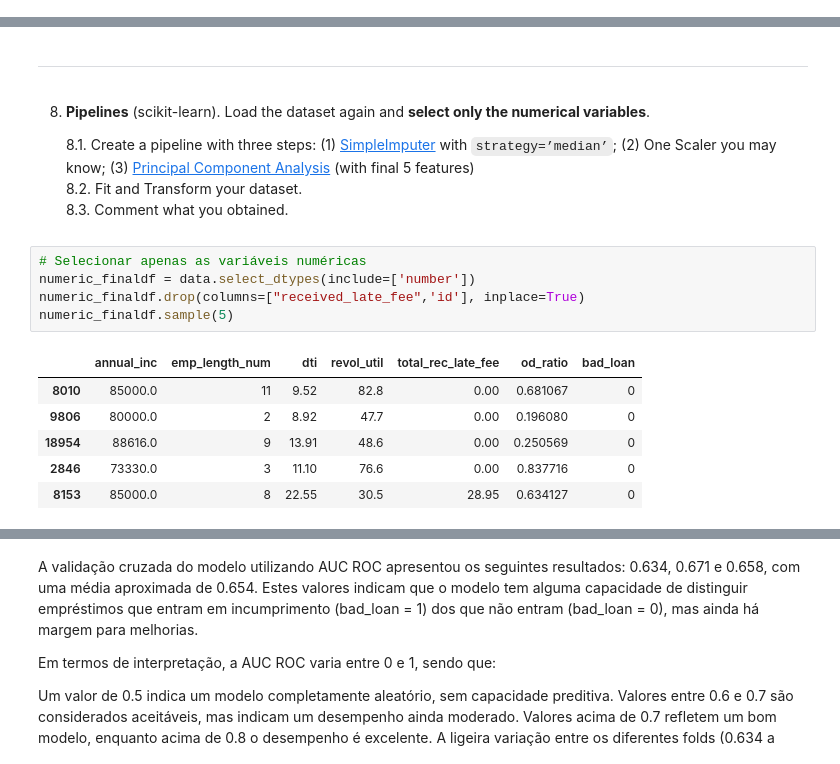
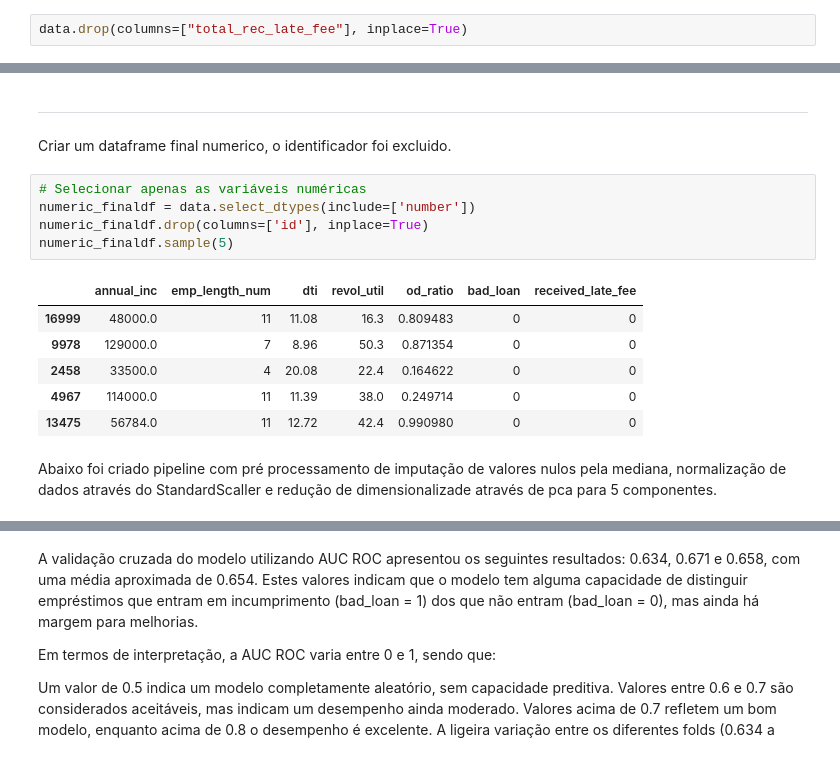
Before and after one commit to pereiranuno/loan-project, a Jupyter notebook: eda-finalproject.ipynb, the cells around one changed output, grey strips where cells are left out. Cells and saved outputs as stored; diff of their text form.

```diff
--- a/eda-finalproject.ipynb
+++ b/eda-finalproject.ipynb
@@ -1099,6 +1102,8 @@ plot_outliers(data, "received_late_fee",mask_outliers='',pbins=10,vlines=False)
 # %% [output]
 No artists with labels found to put in legend.  Note that artists whose label start with an underscore are ignored when legend() is called with no argument.
 [figure]
+# %%
+data.drop(columns=["total_rec_late_fee"], inplace=True)
 # %% [markdown]
 Dado que a variável total_rec_late_fee apresenta uma distribuição altamente assimétrica, onde 98% dos valores são iguais a zero, optou-se por categorizá-la numa variável binária. Esta abordagem permite distinguir entre os casos em que houve pagamento de taxa de atraso e os casos em que não houve qualquer registo de pagamento.
 
@@ -1317,21 +1320,19 @@ Não foi considerada a variável id, uma vez que esta não é uma feature releva
 # Exercise 8
 # %% [markdown]
 ---
-# %% [markdown]
-8. **Pipelines** (scikit-learn). Load the dataset again and **select only the numerical variables**.
-
-    8.1. Create a pipeline with three steps: (1) [SimpleImputer](https://scikit-learn.org/stable/modules/generated/sklearn.impute.SimpleImputer.html) with `strategy=’median’`; (2) One Scaler you may know; (3) [Principal Component Analysis](http://scikit-learn.org/stable/modules/generated/sklearn.decomposition.PCA.html) (with final 5 features)
-    8.2. Fit and Transform your dataset.
-    8.3. Comment what you obtained.
+# %% [markdown]
+Criar um dataframe final numerico, o identificador foi excluido.
 # %%
 # Selecionar apenas as variáveis numéricas
 numeric_finaldf = data.select_dtypes(include=['number'])
-numeric_finaldf.drop(columns=["received_late_fee",'id'], inplace=True)
+numeric_finaldf.drop(columns=['id'], inplace=True)
 numeric_finaldf.sample(5)
 # %% [output]
-|  | annual_inc | emp_length_num | dti | revol_util | total_rec_late_fee | od_ratio | bad_loan |
-| 8010 | 85000.0 | 11 | 9.52 | 82.8 | 0.00 | 0.681067 | 0 |
-| 9806 | 80000.0 | 2 | 8.92 | 47.7 | 0.00 | 0.196080 | 0 |
-| 18954 | 88616.0 | 9 | 13.91 | 48.6 | 0.00 | 0.250569 | 0 |
-| 2846 | 73330.0 | 3 | 11.10 | 76.6 | 0.00 | 0.837716 | 0 |
-| 8153 | 85000.0 | 8 | 22.55 | 30.5 | 28.95 | 0.634127 | 0 |
+|  | annual_inc | emp_length_num | dti | revol_util | od_ratio | bad_loan | received_late_fee |
+| 16999 | 48000.0 | 11 | 11.08 | 16.3 | 0.809483 | 0 | 0 |
+| 9978 | 129000.0 | 7 | 8.96 | 50.3 | 0.871354 | 0 | 0 |
+| 2458 | 33500.0 | 4 | 20.08 | 22.4 | 0.164622 | 0 | 0 |
+| 4967 | 114000.0 | 11 | 11.39 | 38.0 | 0.249714 | 0 | 0 |
+| 13475 | 56784.0 | 11 | 12.72 | 42.4 | 0.990980 | 0 | 0 |
+# %% [markdown]
+Abaixo foi criado pipeline com pré processamento de imputação de valores nulos pela mediana, normalização de dados através do StandardScaller e redução de dimensionalizade através de pca para 5 componentes.
```
Also changed, not shown: parts of 13 cells of this notebook.
